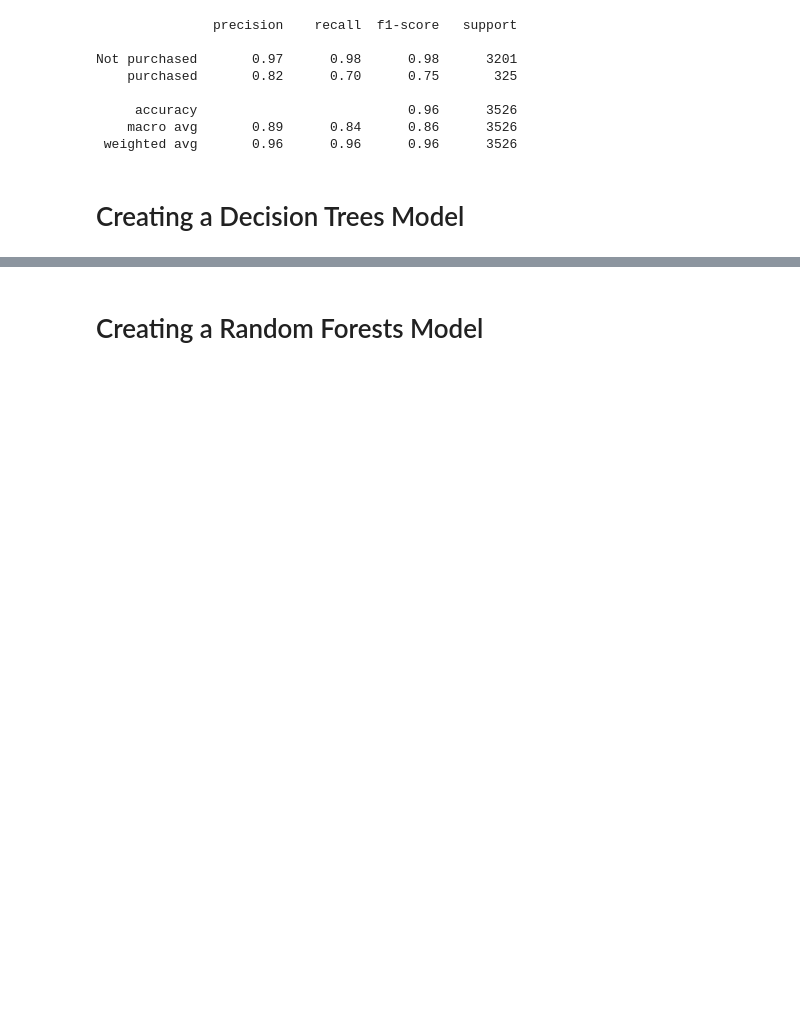
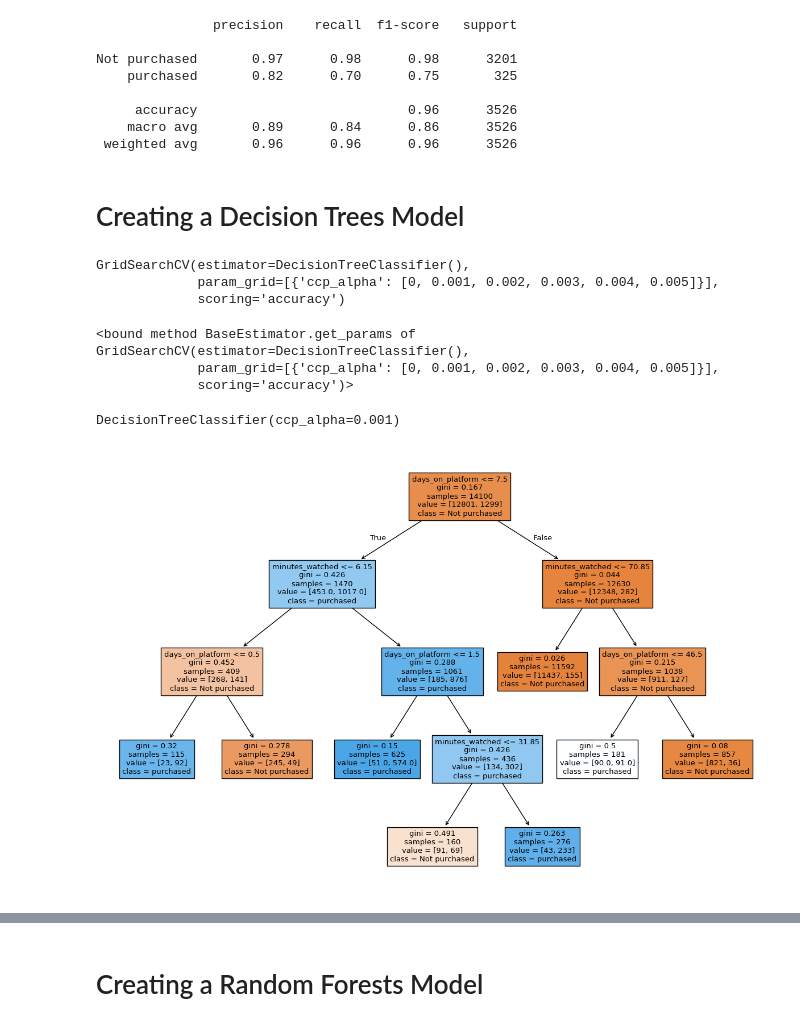
Before and after one commit to YaniaNada/User_Classification_and_Purchase_Prediction, a Jupyter notebook: Machine Learning Project.ipynb, the cells around one changed output, grey strips where cells are left out. Cells and saved outputs as stored; diff of their text form; code cells hidden in the pictures; blank space fills up the shorter version.

Commit message:
decision_tree_classifier_model_finished

```diff
--- a/Machine Learning Project.ipynb
+++ b/Machine Learning Project.ipynb
@@ -360,0 +363,33 @@ Not purchased       0.97      0.98      0.98      3201
+# %%
+parameters_dt = [{'ccp_alpha':[0, 0.001, 0.002, 0.003, 0.004, 0.005]}]
+# %%
+grid_search_dt = GridSearchCV(estimator=DecisionTreeClassifier(), param_grid=parameters_dt, scoring= 'accuracy')
+# %%
+grid_search_dt.fit(x_train_array, y_train_array)
+# %% [output]
+GridSearchCV(estimator=DecisionTreeClassifier(),
+             param_grid=[{'ccp_alpha': [0, 0.001, 0.002, 0.003, 0.004, 0.005]}],
+             scoring='accuracy')
+# %%
+grid_search_dt.get_params
+# %% [output]
+<bound method BaseEstimator.get_params of GridSearchCV(estimator=DecisionTreeClassifier(),
+             param_grid=[{'ccp_alpha': [0, 0.001, 0.002, 0.003, 0.004, 0.005]}],
+             scoring='accuracy')>
+# %%
+grid_search_dt.best_estimator_
+# %% [output]
+DecisionTreeClassifier(ccp_alpha=0.001)
+# %%
+clf_dt = grid_search_dt.best_estimator_
+# %%
+plt.figure(figsize=(15,10))
+
+plot_tree(clf_dt, filled=True,
+          feature_names= ['days_on_platform', 'minutes_watched', 'courses_started', 'minutes_spent_on_exams', 'student_country_enc'],
+          class_names=['Not purchased', 'purchased']
+          )
+
+plt.show()
+# %% [output]
+[figure, added]
```
Also changed, not shown: parts of 4 cells of this notebook.
